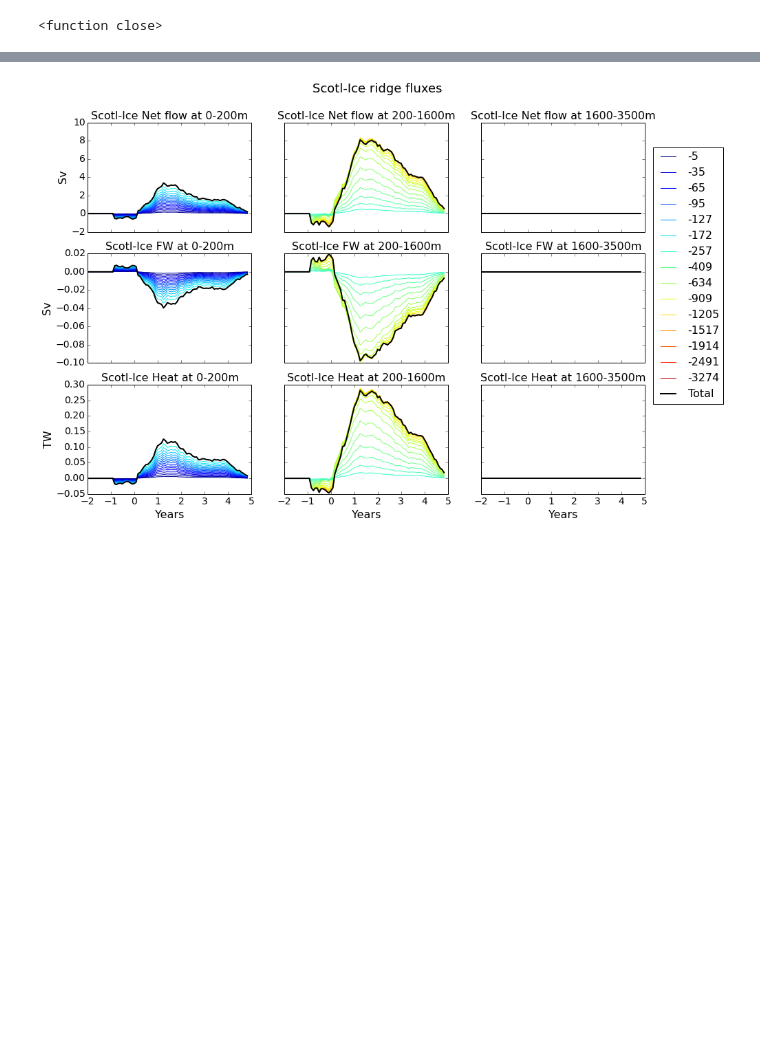
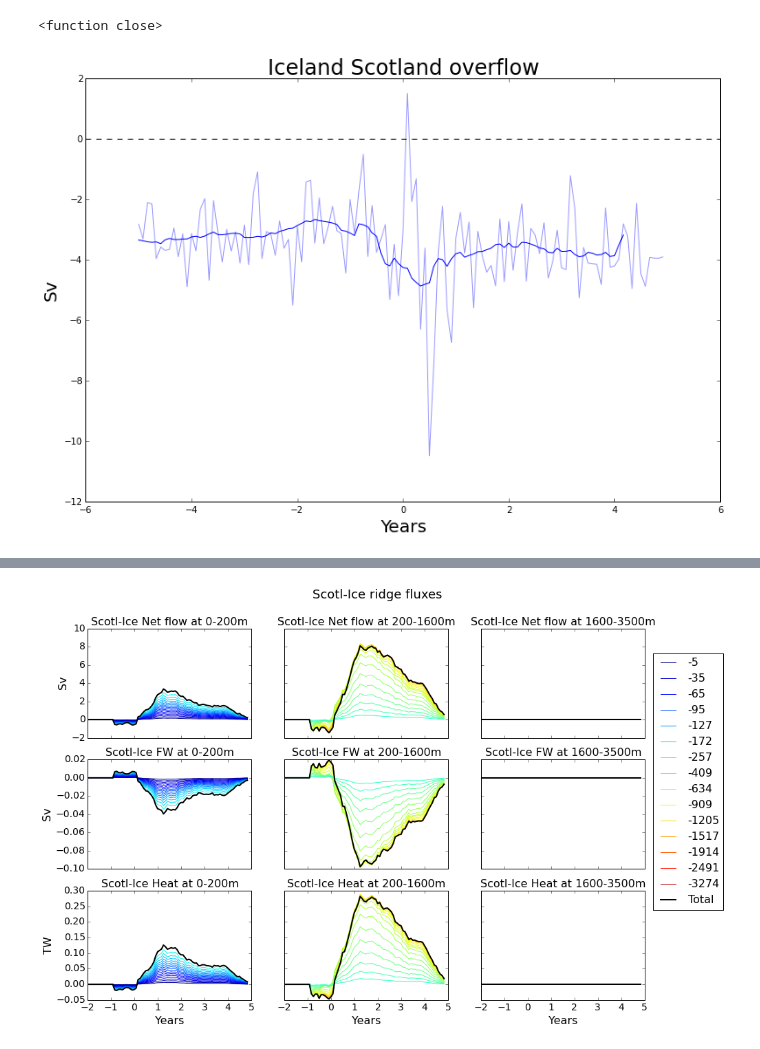
Before and after one commit to AlessandroMozzato/notebooks, a Jupyter notebook: Scotice.ipynb, the cells around one changed output, grey strips where cells are left out. Saved outputs shown, nothing was run; the diff lists cells and outputs as text; code cells hidden in the pictures; blank space fills up the shorter version.

Commit message:
Iceland Scotland

```diff
--- a/Scotice.ipynb
+++ b/Scotice.ipynb
@@ -353,3 +372,22 @@ f.close
+# %%
+def plot_overflow(run_pert,run_diff):
+    kdic = {36:1,18:2,9:4}
+    kk = kdic[run_pert.res]
+    fig,axes = plt.subplots(1,1)
+    for rho0 in [1027.8]:
+        for var in ['Flux']:
+            datam = pert_const.fluxes2['Scotice_ave']['FluxSumOverFlow']
+            plt.plot(run_pert.years-5,-datam,alpha=0.4,color='b')
+            plt.plot(run_pert.years[:-9]-5,-runningMeanFast(datam,12)[:-9],label=rho0,color='b')
+            plt.axhline(y=0,color='black',linestyle='--',)
+            plt.title('Iceland Scotland overflow',fontsize=24)
+            plt.xlabel('Years',fontsize=20)
+            plt.ylabel('Sv',fontsize=20)
+    fig.subplots_adjust(right=1.8,top=1.8)
+    fig.savefig('/noc/users/am8e13/Figures/pert_scotice_overflow',dpi=dpires, bbox_inches='tight')
+plot_overflow(pert_const,pert_bench)
+# %% [output]
+[figure, added]
 # %%
 # plot layers
 def plot_total_flux1(data_pert,data_diff,loc='Scotice',cum=True,row=2,col=2):
```
Also changed, not shown: parts of 7 cells of this notebook, 2 other files.
